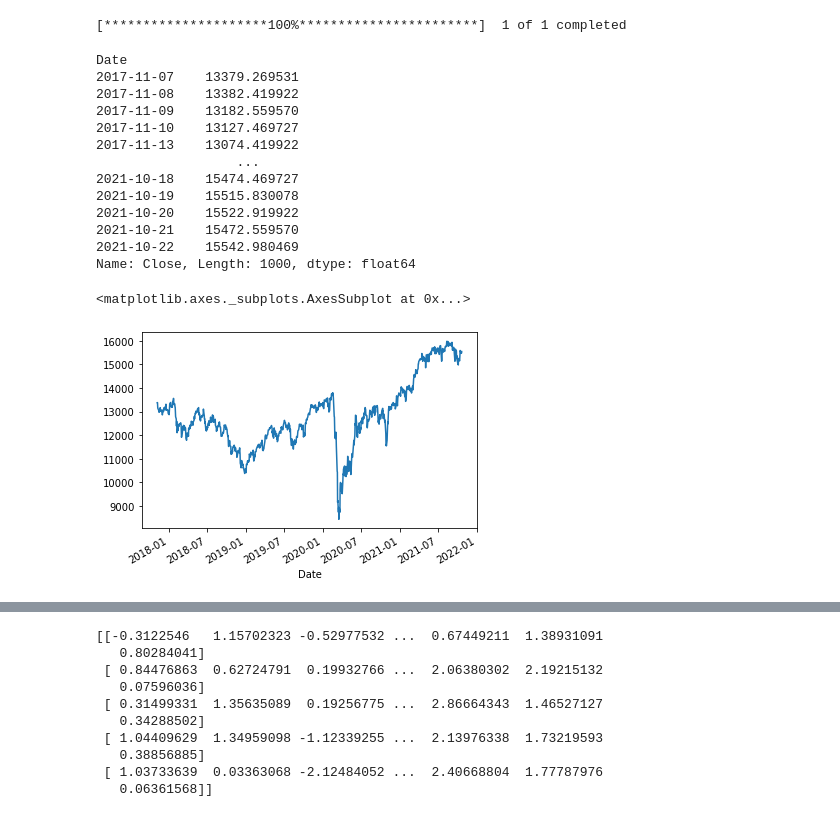
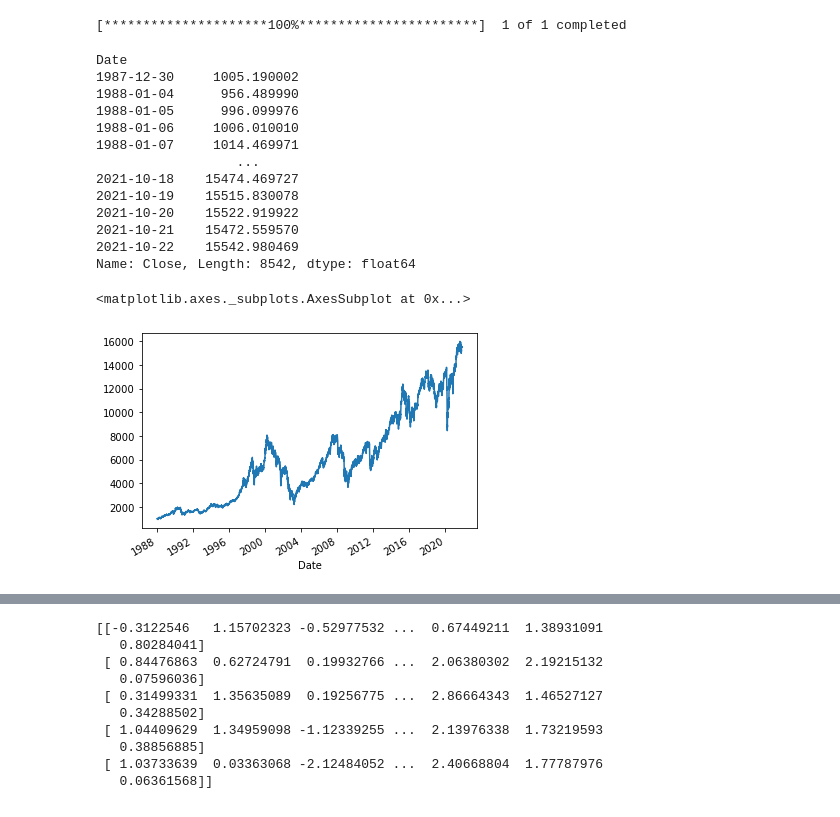
Before and after one commit to finnbrunnenkant/probalistic_tsc, a Jupyter notebook: DAX_Volatility_With_log_returns.ipynb, the cells around one changed output, grey strips where cells are left out. Drawn from its saved outputs; the diff is of its cells as text; code cells hidden in the pictures.

```diff
--- a/DAX_Volatility_With_log_returns.ipynb
+++ b/DAX_Volatility_With_log_returns.ipynb
@@ -29,25 +27,25 @@ data_roling = data_close['1991-11-07':]
 #Expanding Window startig at 2017-11-07
 data_extending = data_close['2017-11-07':]
 # %%
-print(data_date)
+print(data_close)
 
-data_date.plot()
+data_close.plot()
 # %% [output]
 Date
-2017-11-07    13379.269531
-2017-11-08    13382.419922
-2017-11-09    13182.559570
-2017-11-10    13127.469727
-2017-11-13    13074.419922
+1987-12-30     1005.190002
+1988-01-04      956.489990
+1988-01-05      996.099976
+1988-01-06     1006.010010
+1988-01-07     1014.469971
                   ...
 2021-10-18    15474.469727
 2021-10-19    15515.830078
 2021-10-20    15522.919922
 2021-10-21    15472.559570
 2021-10-22    15542.980469
-Name: Close, Length: 1000, dtype: float64
+Name: Close, Length: 8542, dtype: float64
 <matplotlib.axes._subplots.AxesSubplot at 0x...>
-[figure, old version]
+[figure, new version]
 # %%
 #Return Function
 def compute_return(y, h):
```
Also changed, not shown: parts of 7 cells of this notebook.
